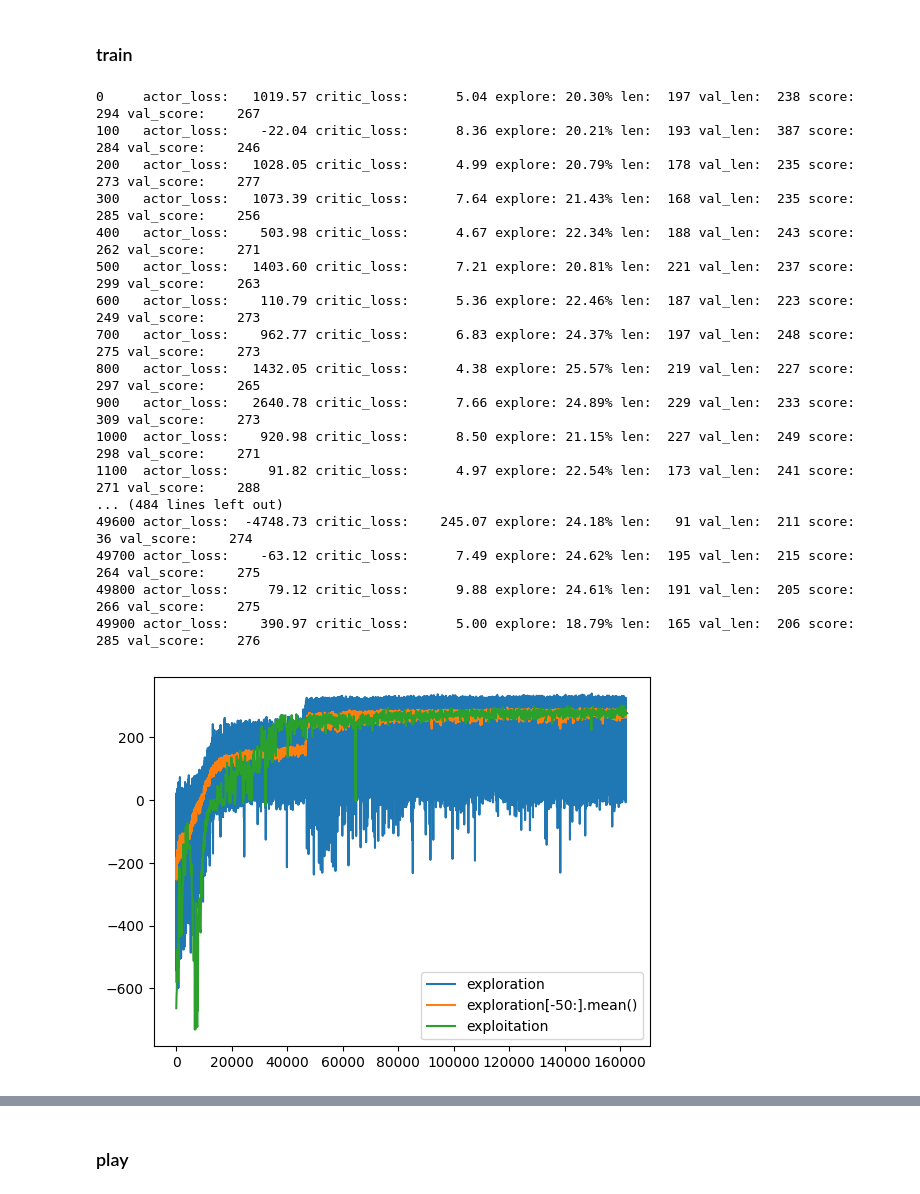
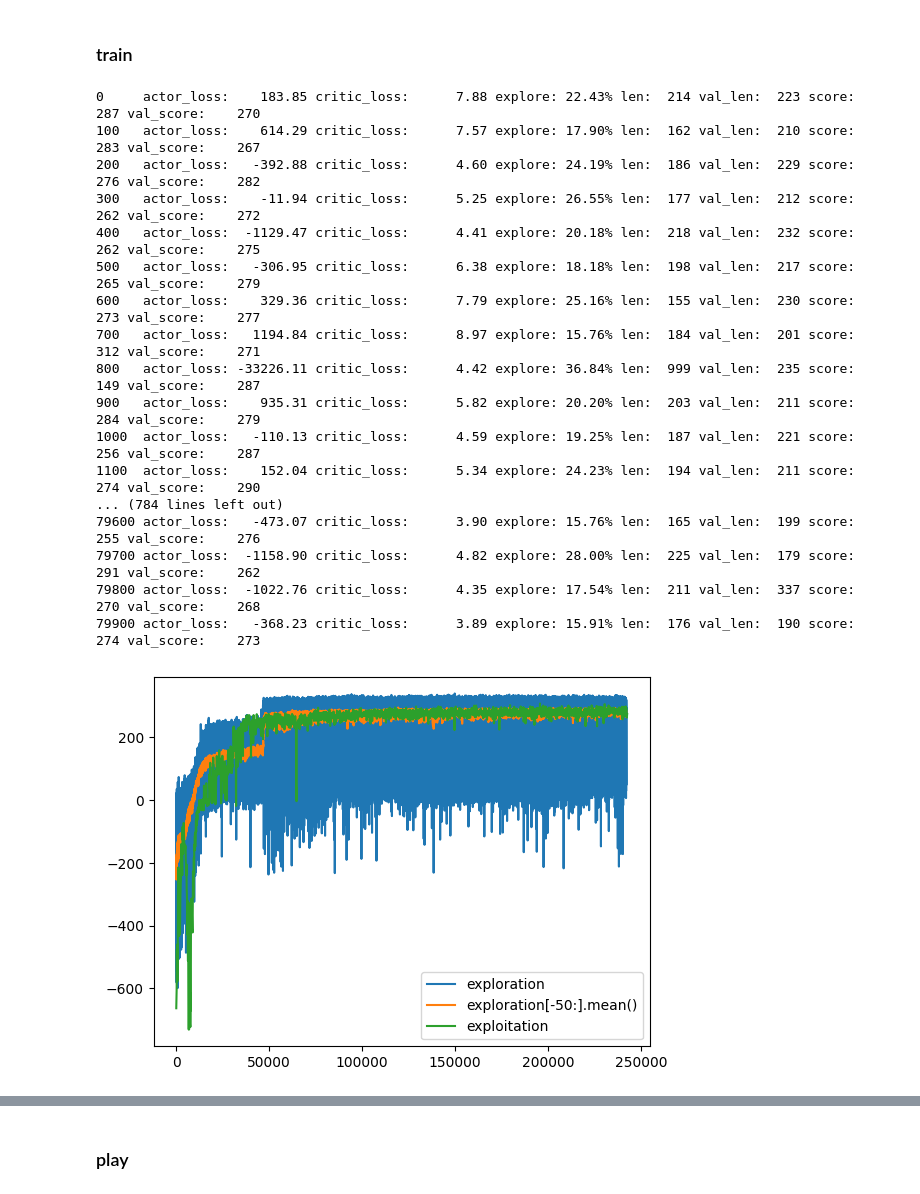
Before and after one commit to peluche/rl, a Jupyter notebook: gym.ipynb, the cells around one changed output, grey strips where cells are left out. Drawn from its saved outputs; the diff is of its cells as text; code cells hidden in the pictures.

```diff
--- a/gym.ipynb
+++ b/gym.ipynb
@@ -363,52 +363,52 @@ def ac_train(actor, critic, epochs=10, lr=LR, gamma=GAMMA, max_steps=MAX_STEPS,
         values = torch.cat(values)
         next_values = torch.cat((values[1:].detach(), pad))
         t_rewards = torch.tensor(rewards, dtype=torch.float32).to(device)
         target = t_rewards + gamma * next_values
         critic_loss = F.mse_loss(values, target)
         opt_c.zero_grad()
         critic_loss.backward()
         opt_c.step()
         # backward actor
         losses = []
         discounted_rewards = discount_rewards(rewards, gamma)
         advantages = discounted_rewards - values.detach()
         for log_prob, advantage in zip(log_probs, advantages):
             losses.append(-log_prob * advantage)
         entropy_loss = - torch.stack(entropies).sum() # negative because we want to increase entropy
         actor_loss = torch.stack(losses).sum() + entropy_regularization * entropy_loss
         opt_a.zero_grad()
         actor_loss.backward()
         opt_a.step()
 
         if epoch % log_every == 0:
             val_len, val_score = validation(env, actor)
             ac_validations.append(val_score)
             print(f'{epoch:<5} actor_loss:{actor_loss.item():>10.2f} critic_loss:{critic_loss.item():>10.2f} explore:{100 * explored.item() / t:>6.2f}% len:{t:>5} val_len:{val_len:>5.0f} score:{sum(rewards):>7.0f} val_score:{val_score:>7.0f}')
         scores.append(sum(rewards))
     actor.eval()
     critic.eval()
 
-ac_train(ac_actor, ac_critic, epochs=50000)
+ac_train(ac_actor, ac_critic, epochs=80000)
 plot_score(ac_scores, ac_validations)
 # %% [output]
-0     actor_loss:   1019.57 critic_loss:      5.04 explore: 20.30% len:  197 val_len:  238 score:    294 val_score:    267
-100   actor_loss:    -22.04 critic_loss:      8.36 explore: 20.21% len:  193 val_len:  387 score:    284 val_score:    246
-200   actor_loss:   1028.05 critic_loss:      4.99 explore: 20.79% len:  178 val_len:  235 score:    273 val_score:    277
-300   actor_loss:   1073.39 critic_loss:      7.64 explore: 21.43% len:  168 val_len:  235 score:    285 val_score:    256
-400   actor_loss:    503.98 critic_loss:      4.67 explore: 22.34% len:  188 val_len:  243 score:    262 val_score:    271
-500   actor_loss:   1403.60 critic_loss:      7.21 explore: 20.81% len:  221 val_len:  237 score:    299 val_score:    263
-600   actor_loss:    110.79 critic_loss:      5.36 explore: 22.46% len:  187 val_len:  223 score:    249 val_score:    273
-700   actor_loss:    962.77 critic_loss:      6.83 explore: 24.37% len:  197 val_len:  248 score:    275 val_score:    273
-800   actor_loss:   1432.05 critic_loss:      4.38 explore: 25.57% len:  219 val_len:  227 score:    297 val_score:    265
-900   actor_loss:   2640.78 critic_loss:      7.66 explore: 24.89% len:  229 val_len:  233 score:    309 val_score:    273
-1000  actor_loss:    920.98 critic_loss:      8.50 explore: 21.15% len:  227 val_len:  249 score:    298 val_score:    271
-1100  actor_loss:     91.82 critic_loss:      4.97 explore: 22.54% len:  173 val_len:  241 score:    271 val_score:    288
-... (484 lines left out)
-49600 actor_loss:  -4748.73 critic_loss:    245.07 explore: 24.18% len:   91 val_len:  211 score:     36 val_score:    274
-49700 actor_loss:    -63.12 critic_loss:      7.49 explore: 24.62% len:  195 val_len:  215 score:    264 val_score:    275
-49800 actor_loss:     79.12 critic_loss:      9.88 explore: 24.61% len:  191 val_len:  205 score:    266 val_score:    275
-49900 actor_loss:    390.97 critic_loss:      5.00 explore: 18.79% len:  165 val_len:  206 score:    285 val_score:    276
+0     actor_loss:    183.85 critic_loss:      7.88 explore: 22.43% len:  214 val_len:  223 score:    287 val_score:    270
+100   actor_loss:    614.29 critic_loss:      7.57 explore: 17.90% len:  162 val_len:  210 score:    283 val_score:    267
+200   actor_loss:   -392.88 critic_loss:      4.60 explore: 24.19% len:  186 val_len:  229 score:    276 val_score:    282
+300   actor_loss:    -11.94 critic_loss:      5.25 explore: 26.55% len:  177 val_len:  212 score:    262 val_score:    272
+400   actor_loss:  -1129.47 critic_loss:      4.41 explore: 20.18% len:  218 val_len:  232 score:    262 val_score:    275
+500   actor_loss:   -306.95 critic_loss:      6.38 explore: 18.18% len:  198 val_len:  217 score:    265 val_score:    279
+600   actor_loss:    329.36 critic_loss:      7.79 explore: 25.16% len:  155 val_len:  230 score:    273 val_score:    277
+700   actor_loss:   1194.84 critic_loss:      8.97 explore: 15.76% len:  184 val_len:  201 score:    312 val_score:    271
+800   actor_loss: -33226.11 critic_loss:      4.42 explore: 36.84% len:  999 val_len:  235 score:    149 val_score:    287
+900   actor_loss:    935.31 critic_loss:      5.82 explore: 20.20% len:  203 val_len:  211 score:    284 val_score:    279
+1000  actor_loss:   -110.13 critic_loss:      4.59 explore: 19.25% len:  187 val_len:  221 score:    256 val_score:    287
+1100  actor_loss:    152.04 critic_loss:      5.34 explore: 24.23% len:  194 val_len:  211 score:    274 val_score:    290
+... (784 lines left out)
+79600 actor_loss:   -473.07 critic_loss:      3.90 explore: 15.76% len:  165 val_len:  199 score:    255 val_score:    276
+79700 actor_loss:  -1158.90 critic_loss:      4.82 explore: 28.00% len:  225 val_len:  179 score:    291 val_score:    262
+79800 actor_loss:  -1022.76 critic_loss:      4.35 explore: 17.54% len:  211 val_len:  337 score:    270 val_score:    268
+79900 actor_loss:   -368.23 critic_loss:      3.89 explore: 15.91% len:  176 val_len:  190 score:    274 val_score:    273
-[figure, old version]
+[figure, new version]
 # %%
 plot_score(ac_scores, ac_validations)
 # %% [output]
```
Also changed, not shown: parts of 2 cells of this notebook, 3 other files.
